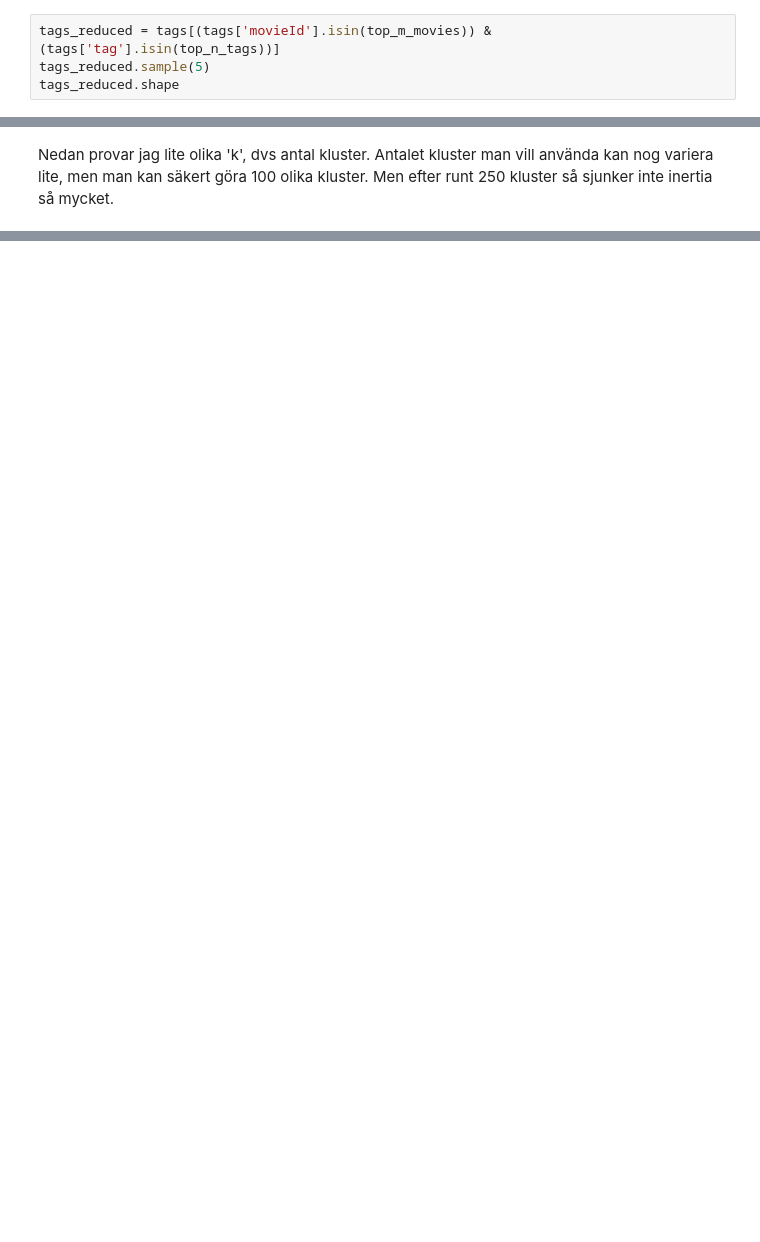
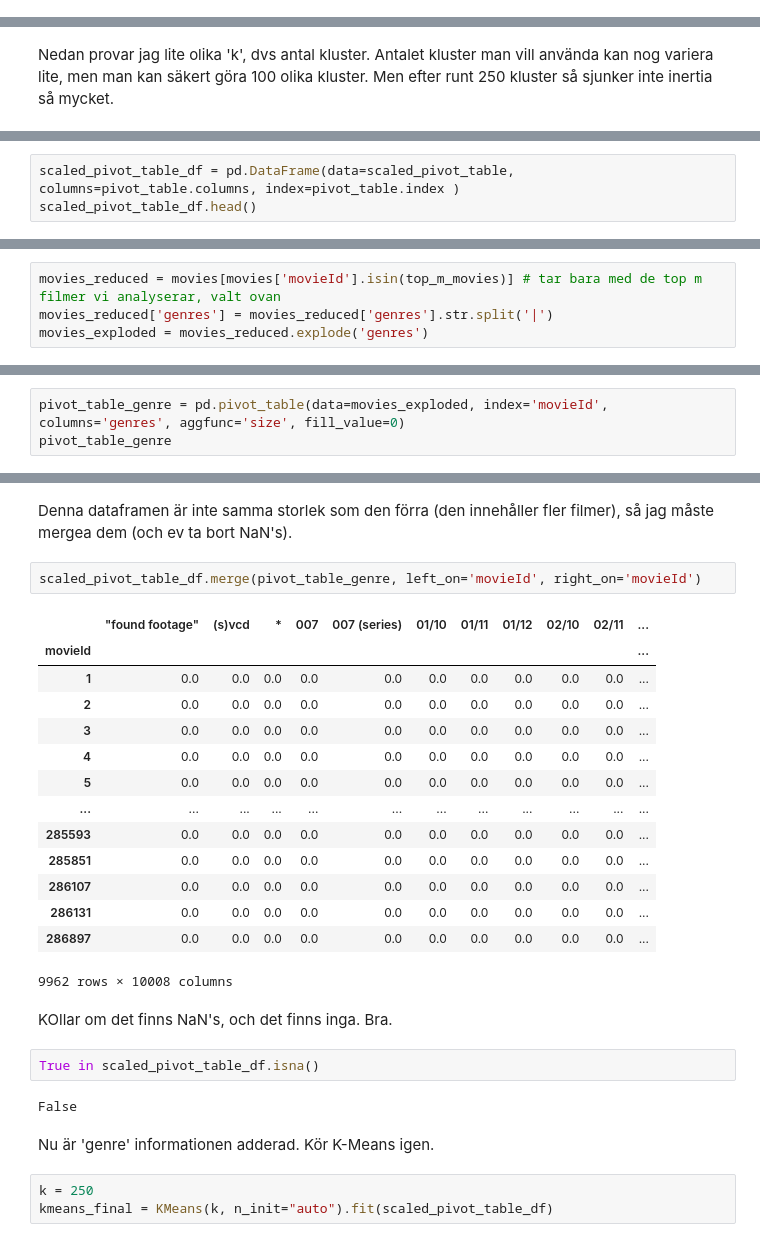
Before and after one commit to dancla240/Machine_Learning_Daniel_Claesson, a Jupyter notebook: Lab2/Lab_2_movie.ipynb, the cells around one changed output, grey strips where cells are left out. Saved outputs shown, nothing was run; the diff lists cells and outputs as text; blank space fills up the shorter version.

Commit message:
Added genre to analysis.

```diff
--- a/Lab2/Lab_2_movie.ipynb
+++ b/Lab2/Lab_2_movie.ipynb
@@ -525,7 +545,3 @@ rudeness                             26
 Name: count, Length: 10000, dtype: int64
 # %% [markdown]
 Reducerar dataframen med tags till att enbart innehålla kombinationen av de 'm' mest populära filmerna samt de 'n' mest använda taggarna.
-# %%
-tags_reduced = tags[(tags['movieId'].isin(top_m_movies)) & (tags['tag'].isin(top_n_tags))]
-tags_reduced.sample(5)
-tags_reduced.shape
@@ -643,0 +654,3 @@ Name: count, dtype: int64
+# %%
+scaled_pivot_table_df = pd.DataFrame(data=scaled_pivot_table, columns=pivot_table.columns, index=pivot_table.index )
+scaled_pivot_table_df.head()
@@ -643,0 +675,4 @@ Name: count, dtype: int64
+# %%
+movies_reduced = movies[movies['movieId'].isin(top_m_movies)] # tar bara med de top m filmer vi analyserar, valt ovan
+movies_reduced['genres'] = movies_reduced['genres'].str.split('|')
+movies_exploded = movies_reduced.explode('genres')
@@ -643,0 +701,3 @@ Name: count, dtype: int64
+# %%
+pivot_table_genre = pd.pivot_table(data=movies_exploded, index='movieId', columns='genres', aggfunc='size', fill_value=0)
+pivot_table_genre
@@ -643,0 +719,30 @@ Name: count, dtype: int64
+# %% [markdown]
+Denna dataframen är inte samma storlek som den förra (den innehåller fler filmer), så jag måste mergea dem (och ev ta bort NaN's).
+# %%
+scaled_pivot_table_df.merge(pivot_table_genre, left_on='movieId', right_on='movieId')
+# %% [output]
+|  | "found footage" | (s)vcd | * | 007 | 007 (series) | 01/10 | 01/11 | 01/12 | 02/10 | 02/11 | ... |
+| movieId |  |  |  |  |  |  |  |  |  |  | ... |
+| 1 | 0.0 | 0.0 | 0.0 | 0.0 | 0.0 | 0.0 | 0.0 | 0.0 | 0.0 | 0.0 | ... |
+| 2 | 0.0 | 0.0 | 0.0 | 0.0 | 0.0 | 0.0 | 0.0 | 0.0 | 0.0 | 0.0 | ... |
+| 3 | 0.0 | 0.0 | 0.0 | 0.0 | 0.0 | 0.0 | 0.0 | 0.0 | 0.0 | 0.0 | ... |
+| 4 | 0.0 | 0.0 | 0.0 | 0.0 | 0.0 | 0.0 | 0.0 | 0.0 | 0.0 | 0.0 | ... |
+| 5 | 0.0 | 0.0 | 0.0 | 0.0 | 0.0 | 0.0 | 0.0 | 0.0 | 0.0 | 0.0 | ... |
+| ... | ... | ... | ... | ... | ... | ... | ... | ... | ... | ... | ... |
+| 285593 | 0.0 | 0.0 | 0.0 | 0.0 | 0.0 | 0.0 | 0.0 | 0.0 | 0.0 | 0.0 | ... |
+| 285851 | 0.0 | 0.0 | 0.0 | 0.0 | 0.0 | 0.0 | 0.0 | 0.0 | 0.0 | 0.0 | ... |
+| 286107 | 0.0 | 0.0 | 0.0 | 0.0 | 0.0 | 0.0 | 0.0 | 0.0 | 0.0 | 0.0 | ... |
+| 286131 | 0.0 | 0.0 | 0.0 | 0.0 | 0.0 | 0.0 | 0.0 | 0.0 | 0.0 | 0.0 | ... |
+| 286897 | 0.0 | 0.0 | 0.0 | 0.0 | 0.0 | 0.0 | 0.0 | 0.0 | 0.0 | 0.0 | ... |
+9962 rows × 10008 columns
+# %% [markdown]
+KOllar om det finns NaN's, och det finns inga. Bra.
+# %%
+True in scaled_pivot_table_df.isna()
+# %% [output]
+False
+# %% [markdown]
+Nu är 'genre' informationen adderad. Kör K-Means igen.
+# %%
+k = 250
+kmeans_final = KMeans(k, n_init="auto").fit(scaled_pivot_table_df)
```
Also changed, not shown: parts of 22 cells of this notebook.
